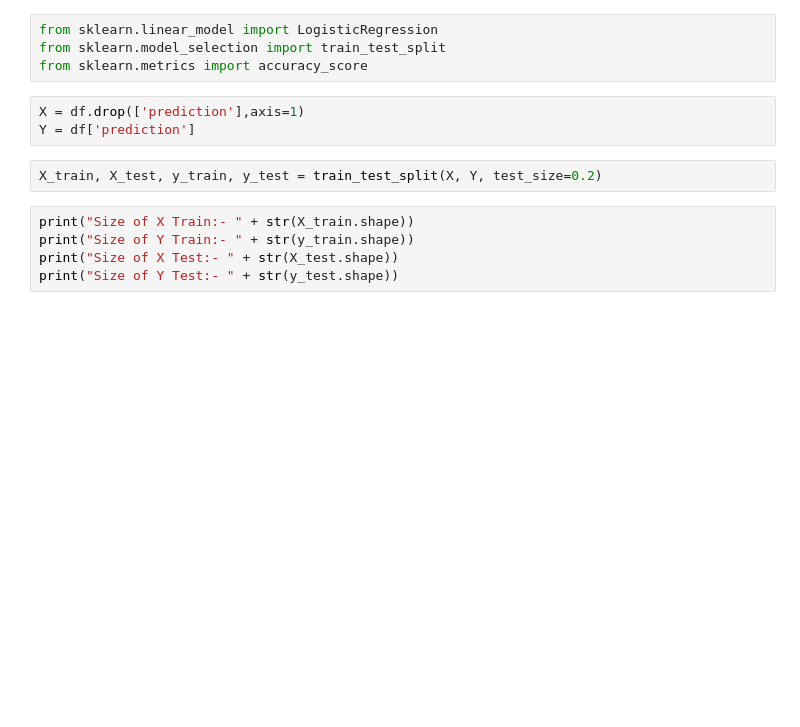
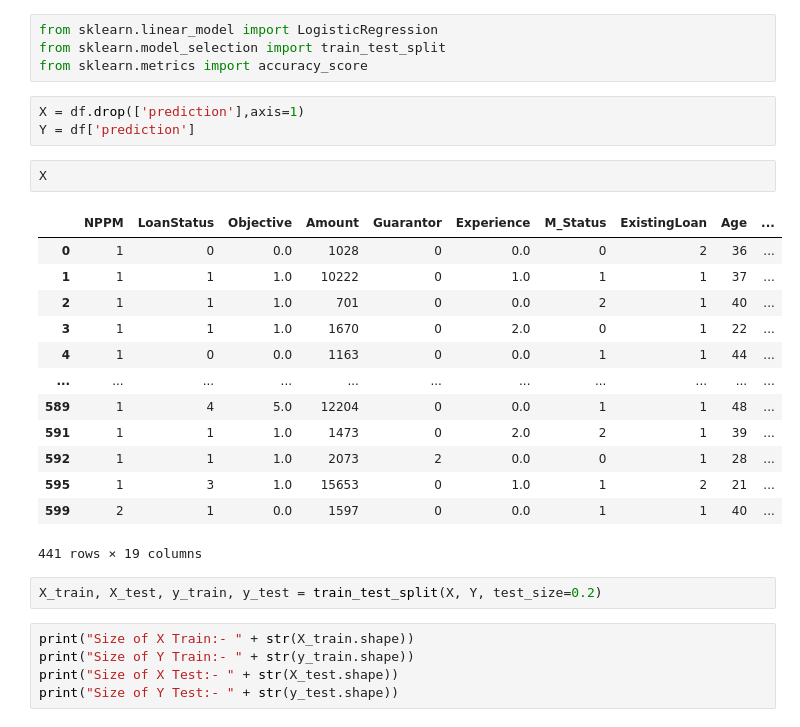
Before and after one commit to ayush645/AILOEC_Technomates, a Jupyter notebook: Prediction.ipynb, the cells around one changed output. Cells and saved outputs as stored; diff of their text form; blank space fills up the shorter version.

```diff
--- a/Prediction.ipynb
+++ b/Prediction.ipynb
@@ -209,6 +209,22 @@ from sklearn.metrics import accuracy_score
 # %%
 X = df.drop(['prediction'],axis=1)
 Y = df['prediction']
+# %%
+X
+# %% [output]
+|  | NPPM | LoanStatus | Objective | Amount | Guarantor | Experience | M_Status | ExistingLoan | Age | ... |
+| 0 | 1 | 0 | 0.0 | 1028 | 0 | 0.0 | 0 | 2 | 36 | ... |
+| 1 | 1 | 1 | 1.0 | 10222 | 0 | 1.0 | 1 | 1 | 37 | ... |
+| 2 | 1 | 1 | 1.0 | 701 | 0 | 0.0 | 2 | 1 | 40 | ... |
+| 3 | 1 | 1 | 1.0 | 1670 | 0 | 2.0 | 0 | 1 | 22 | ... |
+| 4 | 1 | 0 | 0.0 | 1163 | 0 | 0.0 | 1 | 1 | 44 | ... |
+| ... | ... | ... | ... | ... | ... | ... | ... | ... | ... | ... |
+| 589 | 1 | 4 | 5.0 | 12204 | 0 | 0.0 | 1 | 1 | 48 | ... |
+| 591 | 1 | 1 | 1.0 | 1473 | 0 | 2.0 | 2 | 1 | 39 | ... |
+| 592 | 1 | 1 | 1.0 | 2073 | 2 | 0.0 | 0 | 1 | 28 | ... |
+| 595 | 1 | 3 | 1.0 | 15653 | 0 | 1.0 | 1 | 2 | 21 | ... |
+| 599 | 2 | 1 | 0.0 | 1597 | 0 | 0.0 | 1 | 1 | 40 | ... |
+441 rows × 19 columns
 # %%
 X_train, X_test, y_train, y_test = train_test_split(X, Y, test_size=0.2)
 # %%
```
Also changed, not shown: parts of 5 cells of this notebook, 3 other files.
